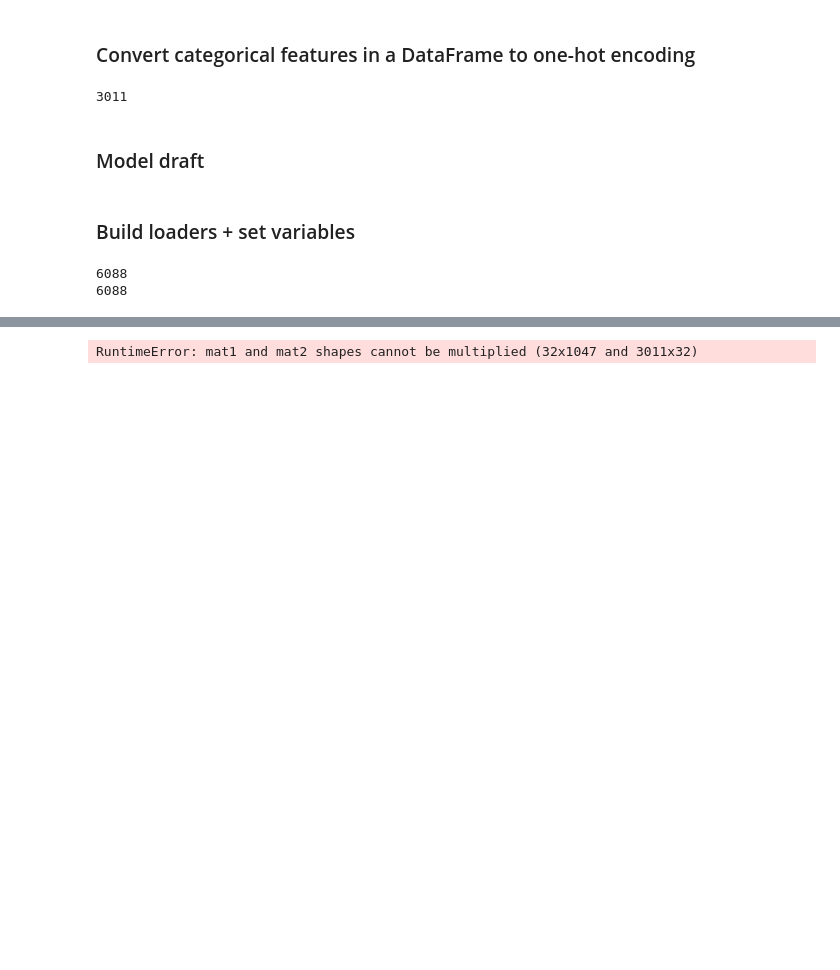
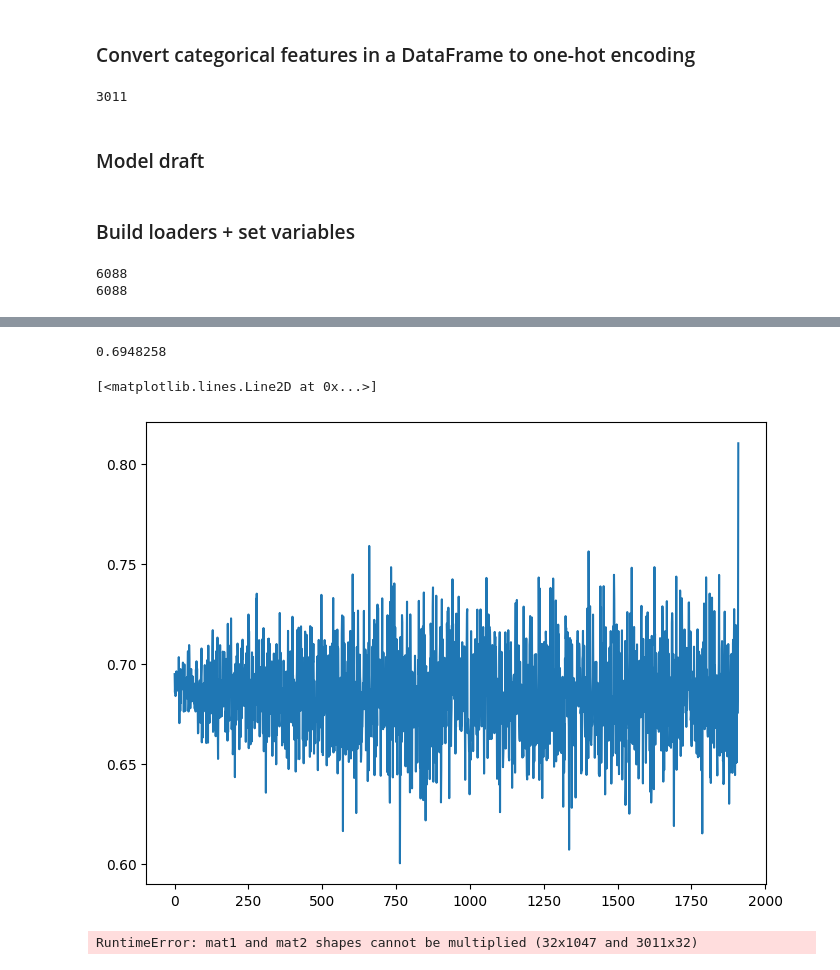
Before and after one commit to SebastianKropp/DisasterDetectionModel, a Jupyter notebook: main.ipynb, the cells around one changed output, grey strips where cells are left out. Cells and saved outputs as stored; diff of their text form; code cells hidden in the pictures; blank space fills up the shorter version.

Commit message:
visualization, fiddling with model

```diff
--- a/main.ipynb
+++ b/main.ipynb
@@ -123,7 +123,7 @@ class netmodel(nn.Module):
     x = F.softmax(x, dim=1)
     return x
 # %%
-Model = netmodel(input_layer=input_layers, num_hidden=3, droppout=0.3).to(device)
+Model = netmodel(input_layer=input_layers, num_hidden=50, node_per_hidden=64, droppout=0.3).to(device)
 
 #Model.forward(torch.tensor([[1., 1., 1., 1., 1., 1., 1., 1., 1., 1., 1., 1.]]))
 # %% [markdown]
@@ -158,6 +158,7 @@ optimizer = torch.optim.Adam(Model.parameters(), lr=lr, weight_decay=lambda_l2)
 6088
 # %%
 def train_model(epochs, model):
+    losses = []
     model.train()
     for epoch in range(epochs):
       for batch_id, (data, label) in enumerate(train_loader):
@@ -169,13 +170,17 @@ def train_model(epochs, model):
 
         optimizer.zero_grad()
         loss = loss_func(pred, label)
+
         #print(loss)
         loss.backward()
         optimizer.step()
+        losses.append(loss.detach().numpy())
         if batch_id % 100 == 0:
           print('Train Epoch: {} [{}/{} ({:.0f}%)]\tLoss: {:.6f}'.format(
             epoch, batch_id * len(data), len(train_loader.dataset),
             100. * batch_id / len(train_loader), loss.item()))
+
+    return losses
 # %%
-train_model(10, Model)
+losses = train_model(10, Model)
 # %% [output]
@@ -202,3 +207,11 @@ Train Epoch: 9 [3200/6088 (52%)]        Loss: 0.637793
+# %%
+fig, ax = plt.subplots(figsize=(8, 6))
+print(losses[0])
+ax.plot(range(0, len(losses)), losses)
+# %% [output]
+0.6948258
+[<matplotlib.lines.Line2D at 0x...>]
+[figure, added]
 # %%
 def test_model(model, loader):
     model.eval()
```
Also changed, not shown: parts of 1 cell of this notebook.
